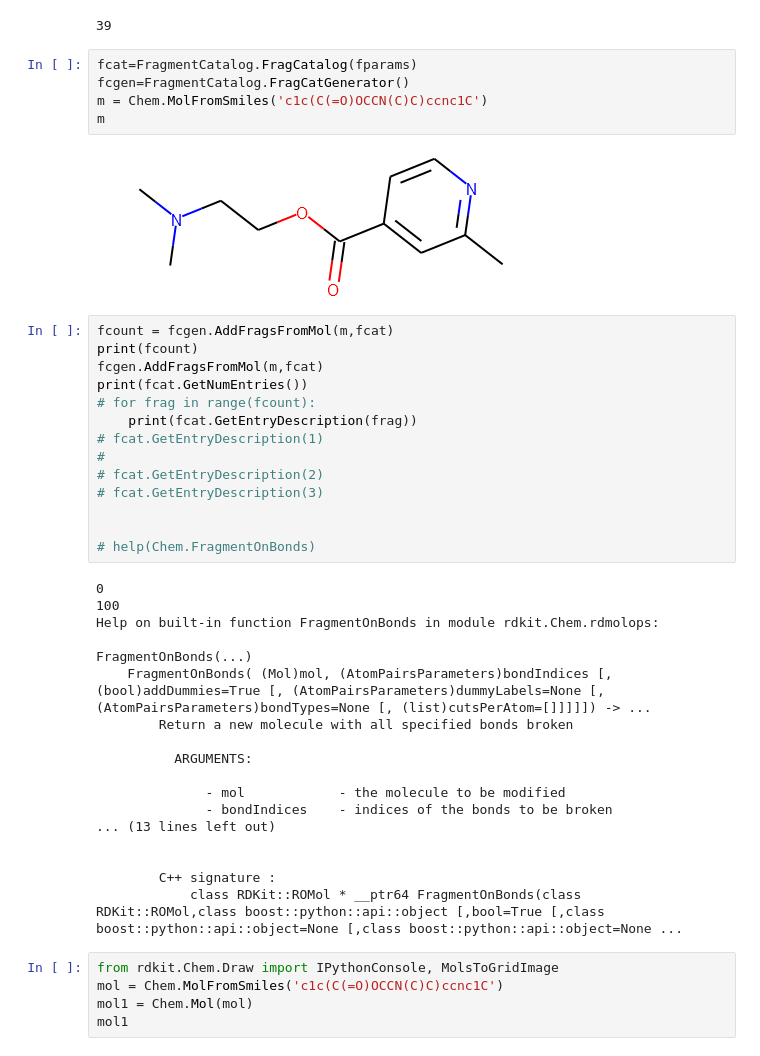
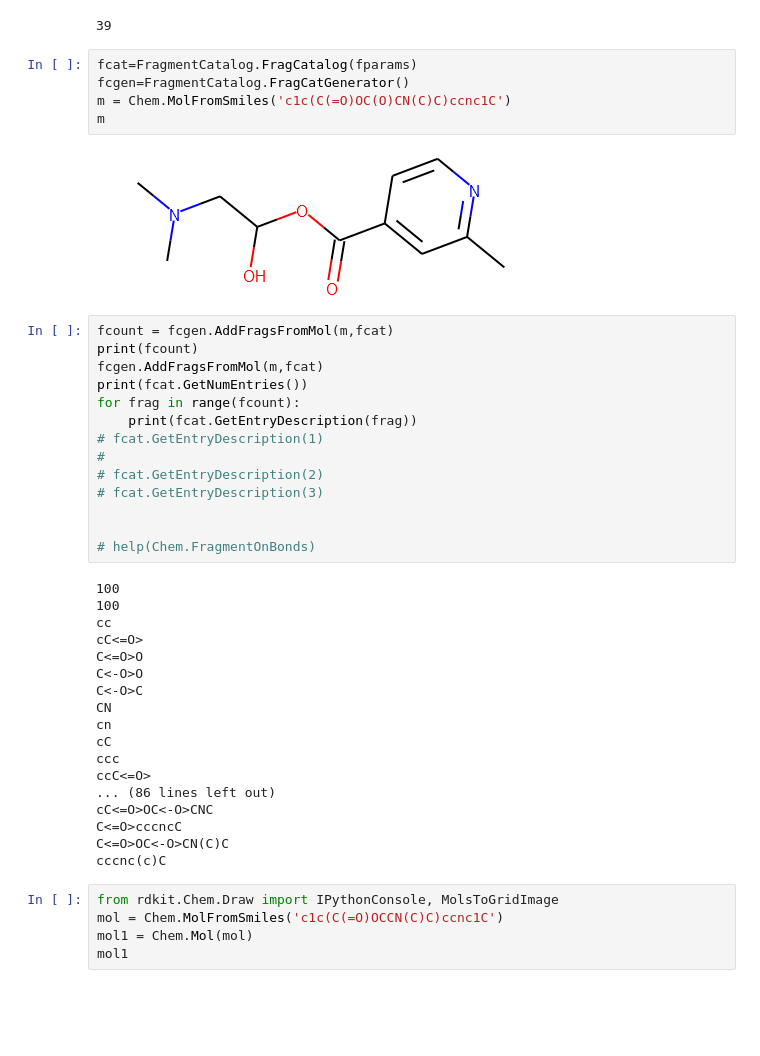
Before and after one commit to Dlux804/McQuade-Chem-ML, a Jupyter notebook: core/mol_frags.ipynb, the cells around one changed output. Cells and saved outputs as stored; diff of their text form; blank space fills up the shorter version.

```diff
--- a/core/mol_frags.ipynb
+++ b/core/mol_frags.ipynb
@@ -116,16 +116,16 @@ fparams.GetNumFuncGroups()
 # %%
 fcat=FragmentCatalog.FragCatalog(fparams)
 fcgen=FragmentCatalog.FragCatGenerator()
-m = Chem.MolFromSmiles('c1c(C(=O)OCCN(C)C)ccnc1C')
+m = Chem.MolFromSmiles('c1c(C(=O)OC(O)CN(C)C)ccnc1C')
 m
 # %% [output]
-[figure, old version]
+[figure, new version]
 # %%
 fcount = fcgen.AddFragsFromMol(m,fcat)
 print(fcount)
 fcgen.AddFragsFromMol(m,fcat)
 print(fcat.GetNumEntries())
-# for frag in range(fcount):
+for frag in range(fcount):
     print(fcat.GetEntryDescription(frag))
 # fcat.GetEntryDescription(1)
 #
@@ -135,23 +135,23 @@ print(fcat.GetNumEntries())
 
 # help(Chem.FragmentOnBonds)
 # %% [output]
-0
 100
-Help on built-in function FragmentOnBonds in module rdkit.Chem.rdmolops:
-
-FragmentOnBonds(...)
-    FragmentOnBonds( (Mol)mol, (AtomPairsParameters)bondIndices [, (bool)addDummies=True [, (AtomPairsParameters)dummyLabels=None [, (AtomPairsParameters)bondTypes=None [, (list)cutsPerAtom=[]]]]]) -> ...
-        Return a new molecule with all specified bonds broken
-
-          ARGUMENTS:
-
-              - mol            - the molecule to be modified
-              - bondIndices    - indices of the bonds to be broken
-... (13 lines left out)
-
-
-        C++ signature :
-            class RDKit::ROMol * __ptr64 FragmentOnBonds(class RDKit::ROMol,class boost::python::api::object [,bool=True [,class boost::python::api::object=None [,class boost::python::api::object=None ...
+100
+cc
+cC<=O>
+C<=O>O
+C<-O>O
+C<-O>C
+CN
+cn
+cC
+ccc
+ccC<=O>
+... (86 lines left out)
+cC<=O>OC<-O>CNC
+C<=O>cccncC
+C<=O>OC<-O>CN(C)C
+cccnc(c)C
 # %%
 from rdkit.Chem.Draw import IPythonConsole, MolsToGridImage
 mol = Chem.MolFromSmiles('c1c(C(=O)OCCN(C)C)ccnc1C')
```
Also changed, not shown: parts of 1 cell of this notebook, 2 other files.
